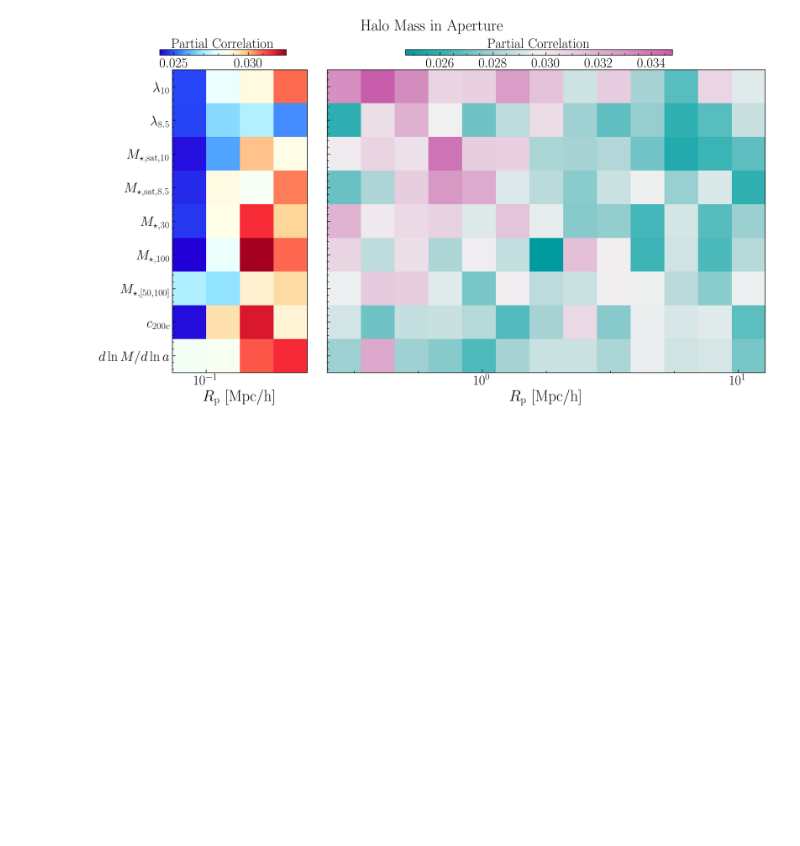
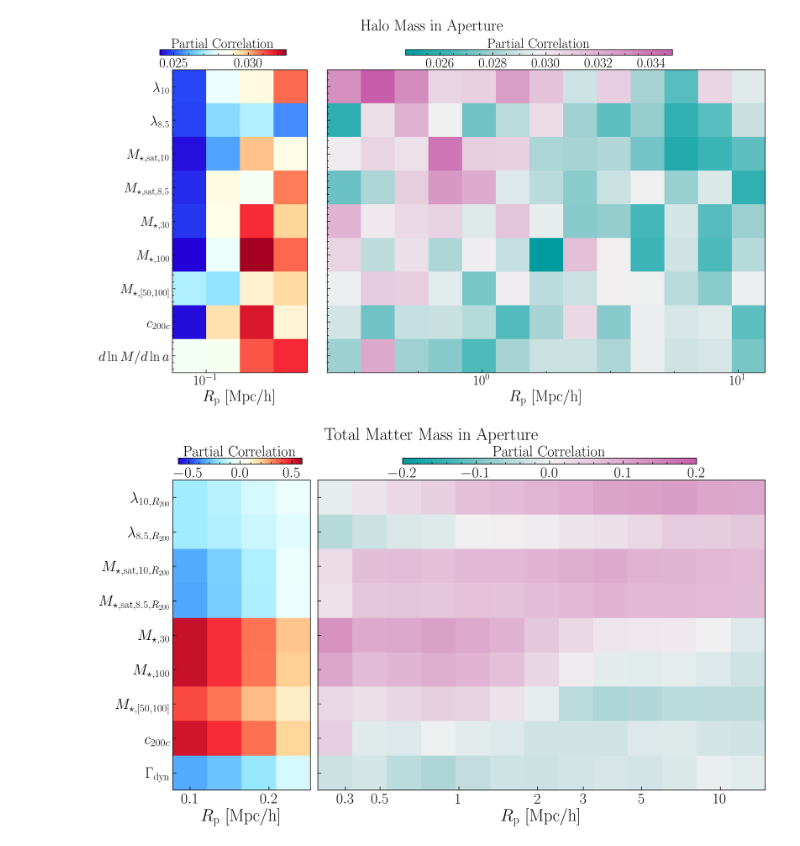
Before and after one commit to Xuchuyi/cenvssat, a Jupyter notebook: FigureNotebooks/Fig5.ipynb, the cells around one changed output. Cells and saved outputs as stored; diff of their text form; code cells hidden in the pictures; blank space fills up the shorter version.

```diff
--- a/FigureNotebooks/Fig5.ipynb
+++ b/FigureNotebooks/Fig5.ipynb
@@ -379,0 +405,32 @@ fig.tight_layout()
+# %%
+list_y=[r"$M_{\rm halo}$",r"$\lambda_{10,R_{200}}$",r"$\lambda_{8.5,R_{200}}$",r'$M_{\star,{\rm sat},10,R_{200}}$',r'$M_{\star,{\rm sat},8.5,R_{200}}$',r'$M_{\star,30}$',r'$M_{\star,100}$',r'$M_{\star,[50,100]}$',r"$c_{200c}$",r"$\Gamma_{\rm dyn}$"]
+list_x=[]
+name_list=[r"$M_{\rm halo}$",r"$\lambda_{10,R_{200}}$",r"$\lambda_{8.5,R_{200}}$",r'$M_{\star,{\rm sat},10,R_{200}}$',r'$M_{\star,{\rm sat},8.5,R_{200}}$',r'$M_{\star,30}$',r'$M_{\star,100}$',r'$M_{\star,[50,100]}$',r"$c_{200c}$",r"$\Gamma_{\rm dyn}$"]
+for i in range(17):
+    list_x.append(r'$M_{%d}$'%i)
+    name_list.append(r'$M_{%d}$'%i)
+
+from matplotlib.transforms import Bbox
+fig,(ax, ax2) = plt.subplots(1, 2, sharey=True,figsize=(25,13), gridspec_kw={'width_ratios': [1, 3]})
+
+cax = fig.add_axes([0.14, 0.92, 0.16, 0.015])
+im, cbar = heatmap(np.asarray(partial_corr_f)[:,:4], np.asarray(list_y[1:]) , np.asarray(list_x[:4]), ax=ax,
+                   cmap=cmap1, cbarlabel=r"\rm Partial Correlation",cbar_kw={'shrink':0.73,'orientation':'horizontal','cax':cax},vmin=-0.6,vmax=0.6)
+cax2 = fig.add_axes([0.43, 0.92, 0.38, 0.015])
+im, cbar = heatmap(np.asarray(partial_corr_f)[:,4:], np.asarray(list_y[1:]) , np.asarray(list_x[4:]), ax=ax2,
+                   cmap=cmap2, cbarlabel=r"\rm Partial Correlation",cbar_kw={'shrink':0.73,'orientation':'horizontal','cax':cax2},vmin=-0.2,vmax=0.2)
+cax.xaxis.set_label_position('top')
+cax2.xaxis.set_label_position('top')
+ax.set_xlabel(r'$R_{\rm p} $  $\rm{[Mpc / h]}$',fontsize=40)
+ax2.set_xlabel(r'$R_{\rm p} $  $\rm{[Mpc / h]}$',fontsize=40)
+ax.set_xticks([0,2.29],[r'$0.1$',r'$0.2$'],minor=False)
+ax.tick_params(axis='both', which='minor', length=0)
+ax2.set_xticks([3.6, 11.2, 1.31, 5.89, 7.22, 8.91, 0.3])  # 对应log10(0.3), log10(0.5), ..., log10(10)
+ax2.set_xticklabels([r'$1$', r'$10$', r'$0.5$', r'$2$', r'$3$', r'$5$', r'$0.3$'])
+ax2.tick_params(axis='both', which='minor', length=0)
+plt.text(1.1,1.13,r'\rm Total Matter Mass in Aperture',fontsize=40,transform=ax.transAxes)
+plt.subplots_adjust(hspace=0, wspace=0)
+custom_box=Bbox.from_bounds(-0.5, -0.5, 8, 4)
+plt.savefig(fig_dir+"RepFig5Spearman.pdf",dpi=150,bbox_inches='tight')
+# %% [output]
+[figure, added]
```
Also changed, not shown: parts of 3 cells of this notebook, 11 other files.
